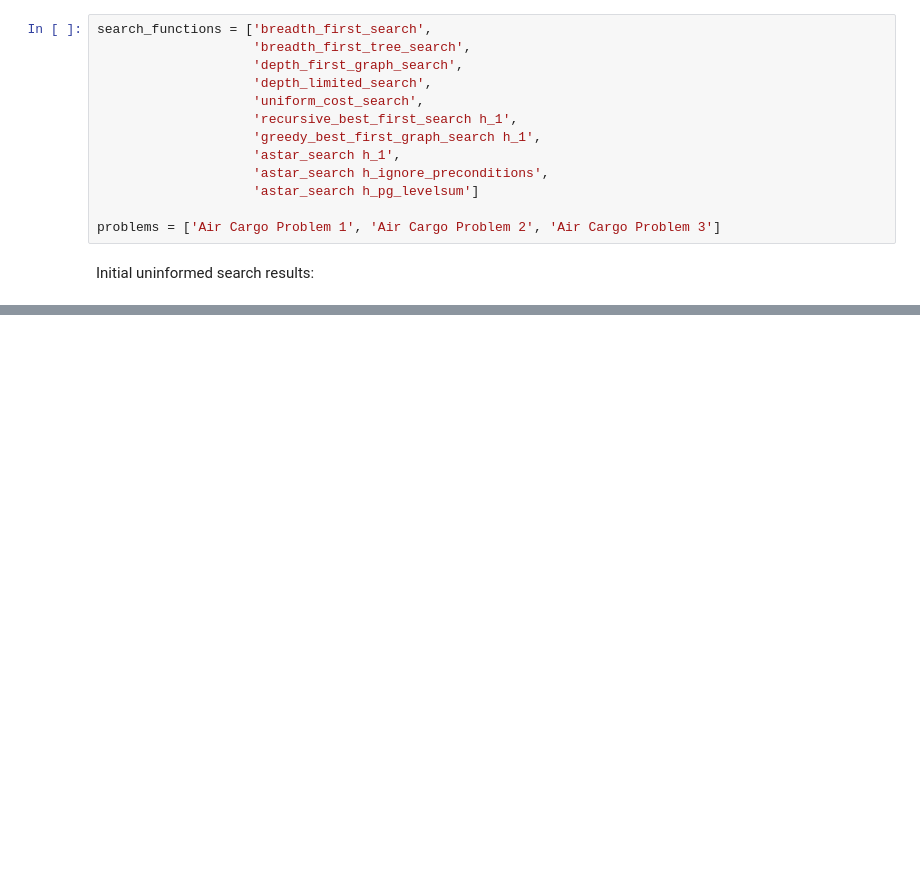
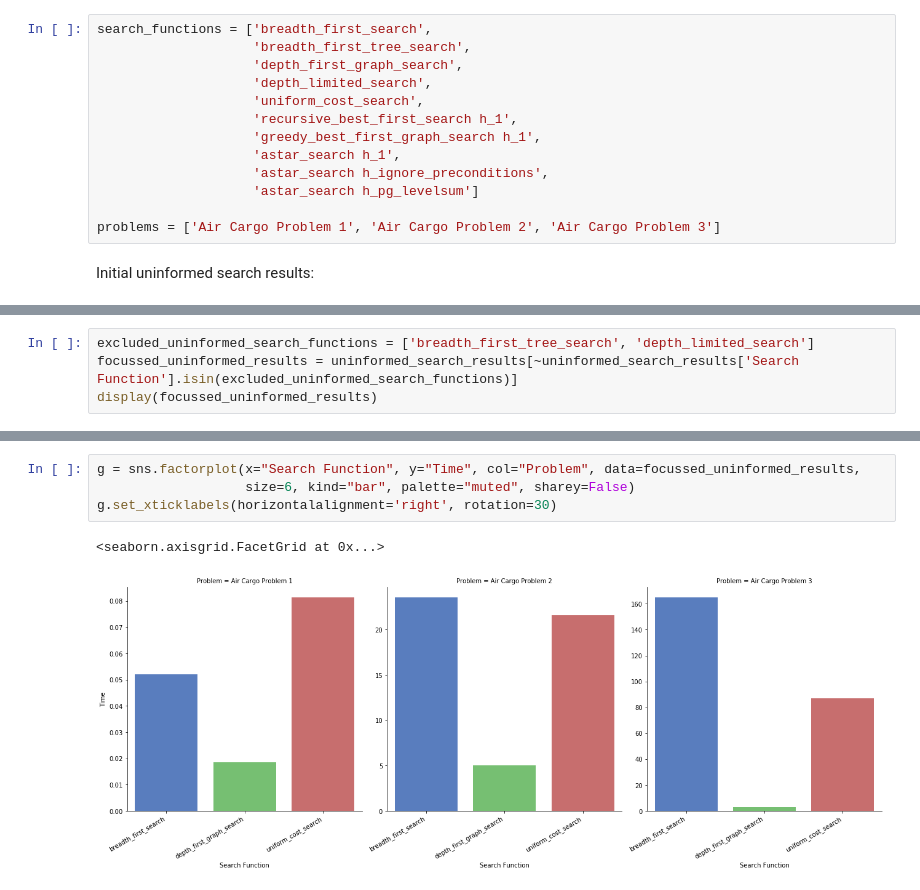
Before and after one commit to treybean/AIND-Planning, a Jupyter notebook: Planning Analysis.ipynb, the cells around one changed output, grey strips where cells are left out. Drawn from its saved outputs; the diff is of its cells as text; blank space fills up the shorter version.

```diff
--- a/Planning Analysis.ipynb
+++ b/Planning Analysis.ipynb
@@ -63,0 +68,4 @@ print(uninformed_search_results)
+# %%
+excluded_uninformed_search_functions = ['breadth_first_tree_search', 'depth_limited_search']
+focussed_uninformed_results = uninformed_search_results[~uninformed_search_results['Search Function'].isin(excluded_uninformed_search_functions)]
+display(focussed_uninformed_results)
@@ -63,0 +83,7 @@ print(uninformed_search_results)
+# %%
+g = sns.factorplot(x="Search Function", y="Time", col="Problem", data=focussed_uninformed_results,
+                   size=6, kind="bar", palette="muted", sharey=False)
+g.set_xticklabels(horizontalalignment='right', rotation=30)
+# %% [output]
+<seaborn.axisgrid.FacetGrid at 0x...>
+[figure, added]
```
Also changed, not shown: parts of 10 cells of this notebook, 2 other files.
